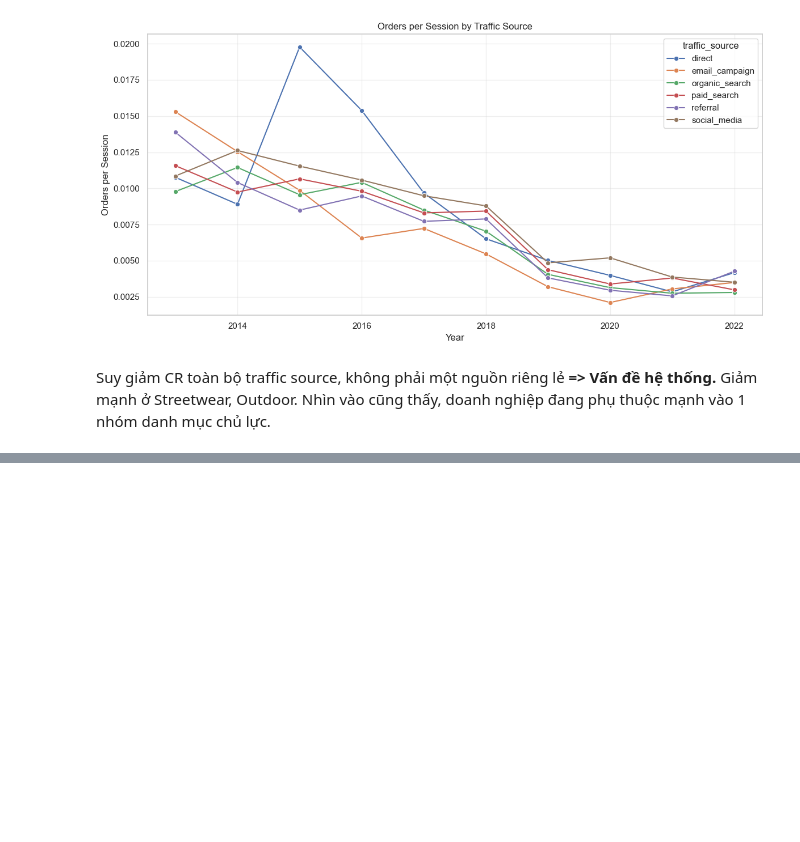
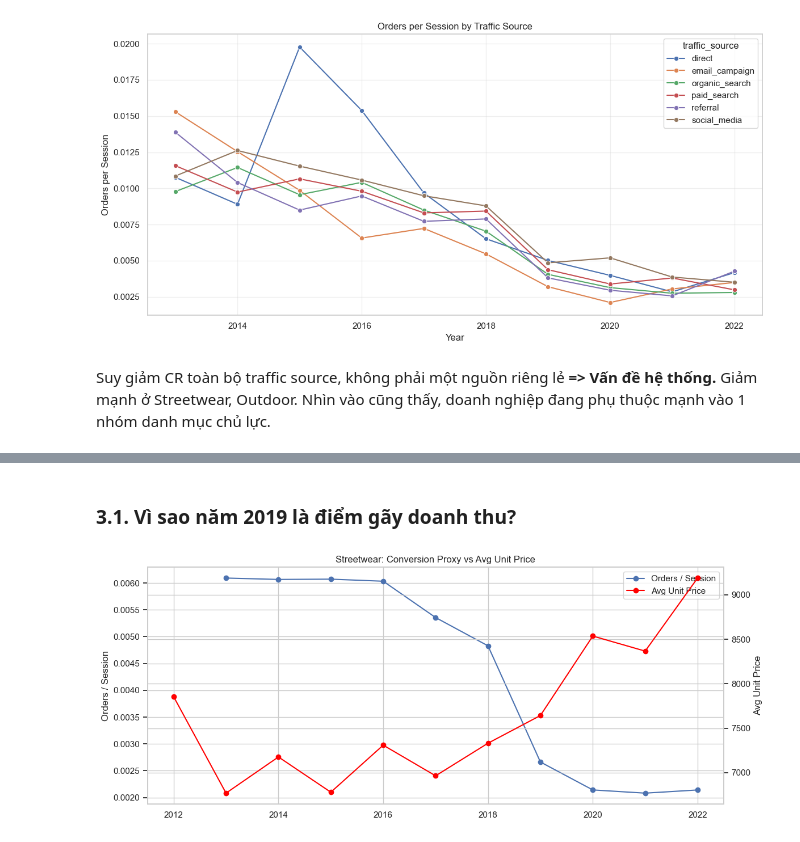
Before and after one commit to huydt11502/revenue_forecast_ecommerce, a Jupyter notebook: notebooks/05_business_analysis.ipynb, the cells around one changed output, grey strips where cells are left out. Cells and saved outputs as stored; diff of their text form; code cells hidden in the pictures; blank space fills up the shorter version.

```diff
--- a/notebooks/05_business_analysis.ipynb
+++ b/notebooks/05_business_analysis.ipynb
@@ -445,0 +493,62 @@ Giảm mạnh ở Streetwear, Outdoor. Nhìn vào cũng thấy, doanh nghiệp
+# %% [markdown]
+### 3.1. Vì sao năm 2019 là điểm gãy doanh thu?
+# %%
+order_items_with_category = order_items.merge(
+    products[['product_id', 'category', 'cogs']],
+    on='product_id',
+    how='left'
+)
+
+order_items_with_orders = order_items_with_category.merge(
+    orders[['order_id', 'order_date', 'order_source']],
+    on='order_id',
+    how='left'
+)
+
+order_items_with_orders['order_date'] = pd.to_datetime(order_items_with_orders['order_date'], errors='coerce')
+valid_items = order_items_with_orders.copy()
+valid_items['Year'] = valid_items['order_date'].dt.year
+valid_items['gross_revenue'] = valid_items['quantity'] * valid_items['unit_price'] - valid_items['discount_amount'].fillna(0)
+valid_items['gross_profit'] = valid_items['gross_revenue'] - (valid_items['quantity'] * valid_items['cogs'])
+
+sessions_year = web_traffic.copy()
+sessions_year['date'] = pd.to_datetime(sessions_year['date'], errors='coerce')
+sessions_year['Year'] = sessions_year['date'].dt.year
+sessions_year = sessions_year.groupby('Year', as_index=False).agg(
+    sessions=('sessions', 'sum')
+)
+
+street = valid_items[valid_items['category'] == 'Streetwear'].copy()
+
+street_year = street.groupby('Year', as_index=False).agg(
+    orders=('order_id', 'nunique'),
+    quantity=('quantity', 'sum'),
+    revenue=('gross_revenue', 'sum'),
+    profit=('gross_profit', 'sum'),
+    avg_unit_price=('unit_price', 'mean'),
+    discount=('discount_amount', 'sum')
+)
+
+street_year = street_year.merge(sessions_year, on='Year', how='left')
+street_year['orders_per_session'] = street_year['orders'] / street_year['sessions']
+street_year['revenue_per_session'] = street_year['revenue'] / street_year['sessions']
+street_year['profit_per_session'] = street_year['profit'] / street_year['sessions']
+street_year['discount_rate'] = street_year['discount'] / (street_year['revenue'] + street_year['discount'])
+street_year['items_per_order'] = street_year['quantity'] / street_year['orders']
+
+fig, ax1 = plt.subplots(figsize=(12,5))
+ax1.plot(street_year['Year'], street_year['orders_per_session'], marker='o', label='Orders / Session')
+ax1.set_ylabel('Orders / Session')
+
+ax2 = ax1.twinx()
+ax2.plot(street_year['Year'], street_year['avg_unit_price'], marker='o', color='red', label='Avg Unit Price')
+ax2.set_ylabel('Avg Unit Price')
+
+plt.title('Streetwear: Conversion Proxy vs Avg Unit Price')
+h1,l1 = ax1.get_legend_handles_labels()
+h2,l2 = ax2.get_legend_handles_labels()
+ax1.legend(h1+h2, l1+l2)
+plt.tight_layout()
+plt.show()
+# %% [output]
+[figure, added]
```
Also changed, not shown: parts of 26 cells of this notebook.
